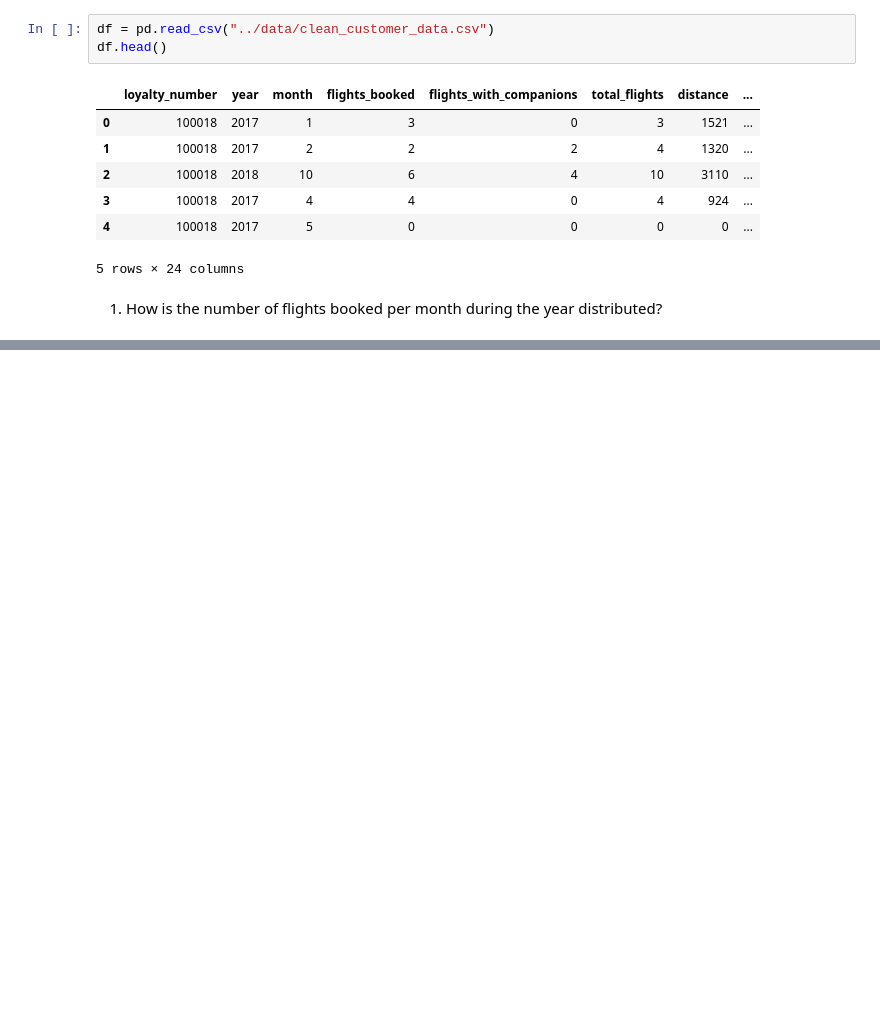
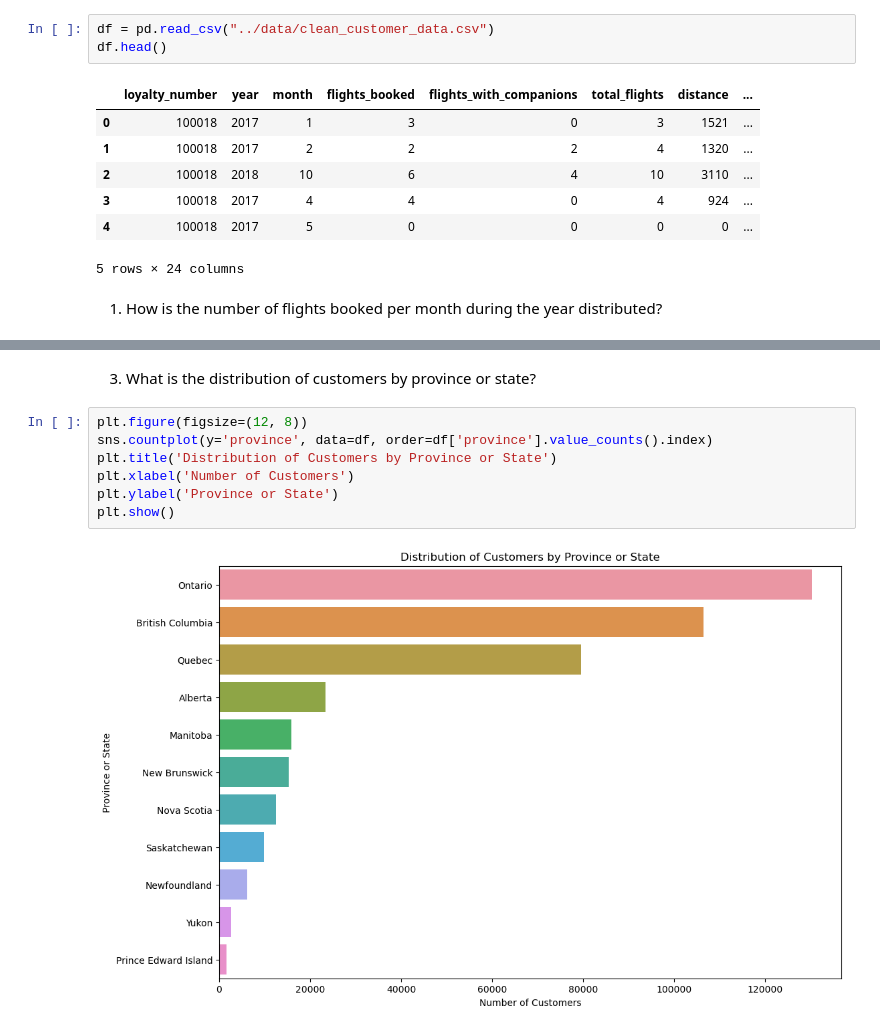
Before and after one commit to Adalab/bda-modulo-3-evaluacion-final-BeaDataArtist, a Jupyter notebook: jupyter/3_visualization.ipynb, the cells around one changed output, grey strips where cells are left out. Saved outputs shown, nothing was run; the diff lists cells and outputs as text; blank space fills up the shorter version.

```diff
--- a/jupyter/3_visualization.ipynb
+++ b/jupyter/3_visualization.ipynb
@@ -24,0 +61,11 @@ df.head()
+# %% [markdown]
+3. What is the distribution of customers by province or state?
+# %%
+plt.figure(figsize=(12, 8))
+sns.countplot(y='province', data=df, order=df['province'].value_counts().index)
+plt.title('Distribution of Customers by Province or State')
+plt.xlabel('Number of Customers')
+plt.ylabel('Province or State')
+plt.show()
+# %% [output]
+[figure, added]
```
Also changed, not shown: parts of 10 cells of this notebook, 6 other files.
